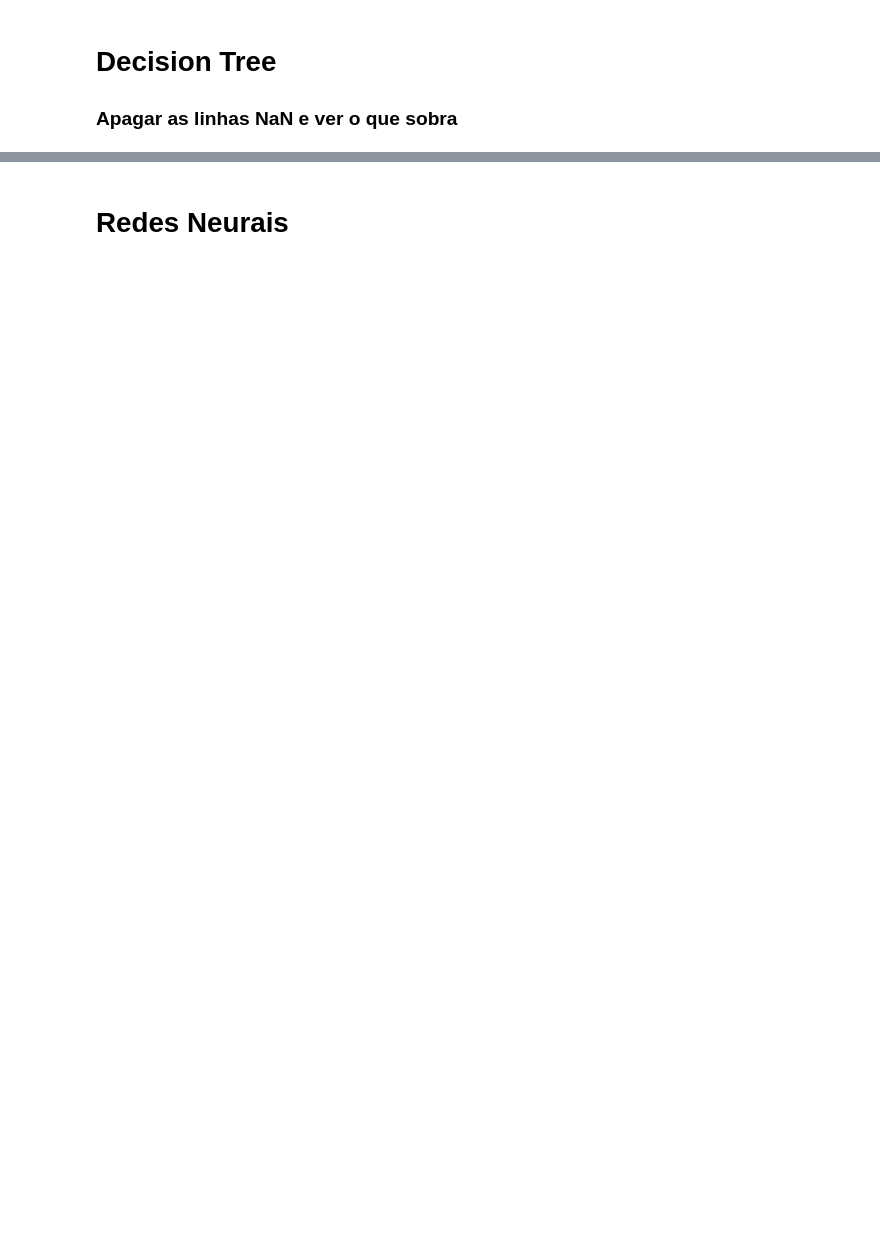
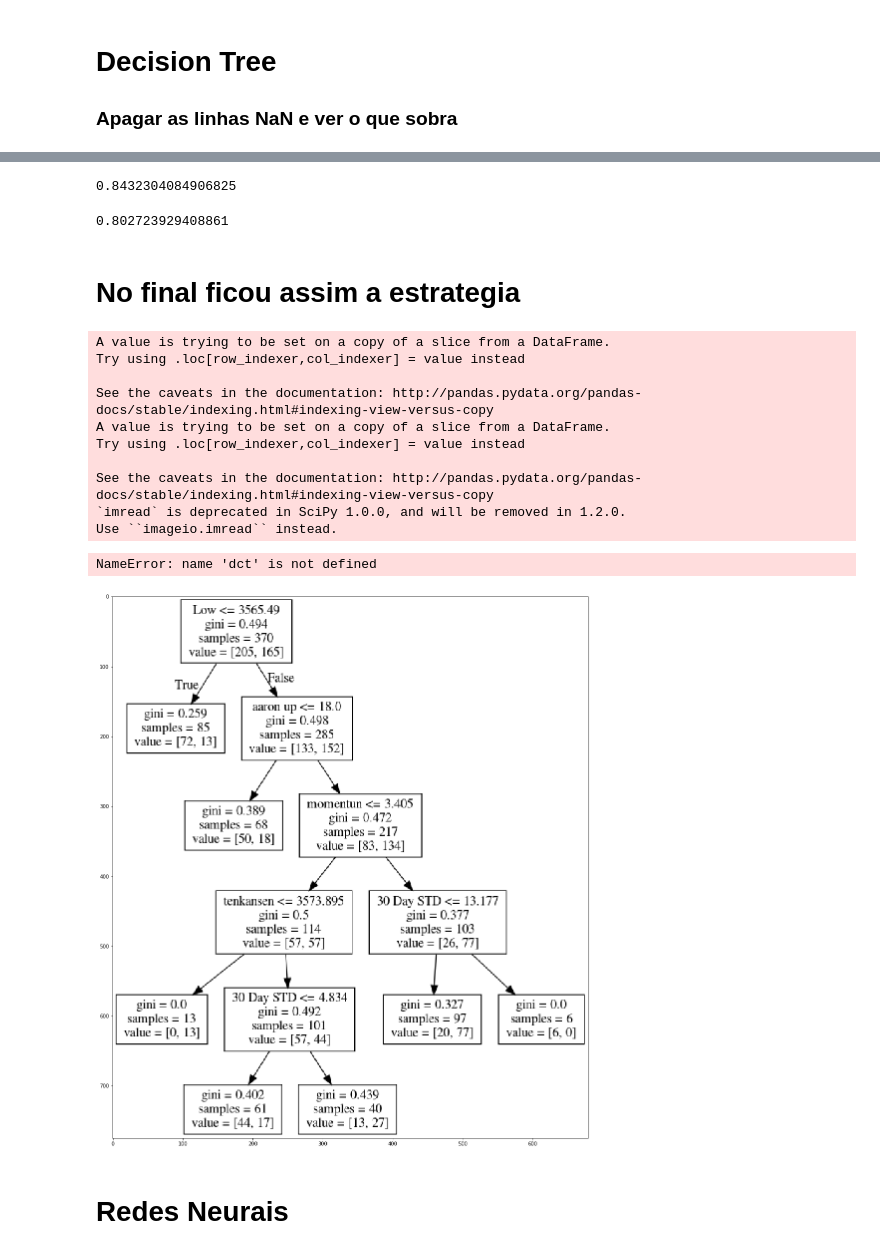
Before and after one commit to GabsGear/cpbr-2019-ktb, a Jupyter notebook: apre_jupyter/apresentacao.ipynb, the cells around one changed output, grey strips where cells are left out. Drawn from its saved outputs; the diff is of its cells as text; code cells hidden in the pictures; blank space fills up the shorter version.

```diff
--- a/apre_jupyter/apresentacao.ipynb
+++ b/apre_jupyter/apresentacao.ipynb
@@ -108,4 +114,0 @@ class Aquisition(object):
-# %%
-aq = Aquisition()
-aq.getCandles()
-aq.df.head()
@@ -387,3 +292,0 @@ show(p)
-# %%
-candles = candles.drop(['sell', 'buy'], axis=1)
-candles.head()
@@ -505,0 +565,70 @@ y_test = test['target']
+# %%
+pip_2 = Pipeline([
+    ('min_max_scaler', MinMaxScaler()),
+    ('clf', RandomForestClassifier())
+])
+
+pip_2.fit(x_train, y_train)
+np.mean(cross_val_score(pip_2, x_train, y_train, cv=5))
+# %% [output]
+0.8432304084906825
+# %%
+pip_3 = Pipeline([
+    ('min_max_scaler', MinMaxScaler()),
+    ('clf', svm.SVC(gamma='scale'))
+])
+
+pip_2.fit(x_train, y_train)
+np.mean(cross_val_score(pip_2, x_train, y_train, cv=5))
+# %% [output]
+0.802723929408861
+# %% [markdown]
+#  No final ficou assim a estrategia
+# %%
+def runStrategy():
+    #pegando os candles e calculando bbands e os cross das bandas
+    bb = Bbands()
+    bb.calcBands()
+    bb.plotBands()
+    bb.detectCross()
+
+    #adicionando os outros indicadores
+    candles = bb.candles
+    candles = candles.drop(['Open_time', 'Close_time'], axis=1)
+    candles['EMA - 15'] = ema(candles['Close'].tolist(), 15)
+    candles['aaron down'] = aroon_down(candles['Close'].tolist(), 25)
+    candles['aaron up'] = aroon_up(candles['Close'].tolist(), 25)
+    candles['tenkansen'] = tenkansen(candles['Close'].tolist())
+    candles['kijunsen'] = kijunsen(candles['Close'].tolist())
+    candles['momentun'] = momentum(candles['Close'], 15)
+
+    #Definindo o target
+    t = Target(candles)
+    t.testTarget()
+    t.plotTargets()
+    createTarget(t.candles)
+
+    #Limpando o dataframe
+    dt = cleanData(t.candles)
+    candles_no_NaN = dt.clean()
+    candles_no_NaN.tail()
+
+    #gerando sinal pro ultimo candle
+    dct = Dct(candles_no_NaN)
+    sig, acc = dct.createSignal()
+    return sig, acc
+# %%
+sig, acc = runStrategy()
+# %% [output]
+A value is trying to be set on a copy of a slice from a DataFrame.
+Try using .loc[row_indexer,col_indexer] = value instead
+
+See the caveats in the documentation: http://pandas.pydata.org/pandas-docs/stable/indexing.html#indexing-view-versus-copy
+A value is trying to be set on a copy of a slice from a DataFrame.
+Try using .loc[row_indexer,col_indexer] = value instead
+
+See the caveats in the documentation: http://pandas.pydata.org/pandas-docs/stable/indexing.html#indexing-view-versus-copy
+`imread` is deprecated in SciPy 1.0.0, and will be removed in 1.2.0.
+Use ``imageio.imread`` instead.
+NameError: name 'dct' is not defined
+[figure, added]
```
Also changed, not shown: parts of 55 cells of this notebook, 11 other files.
